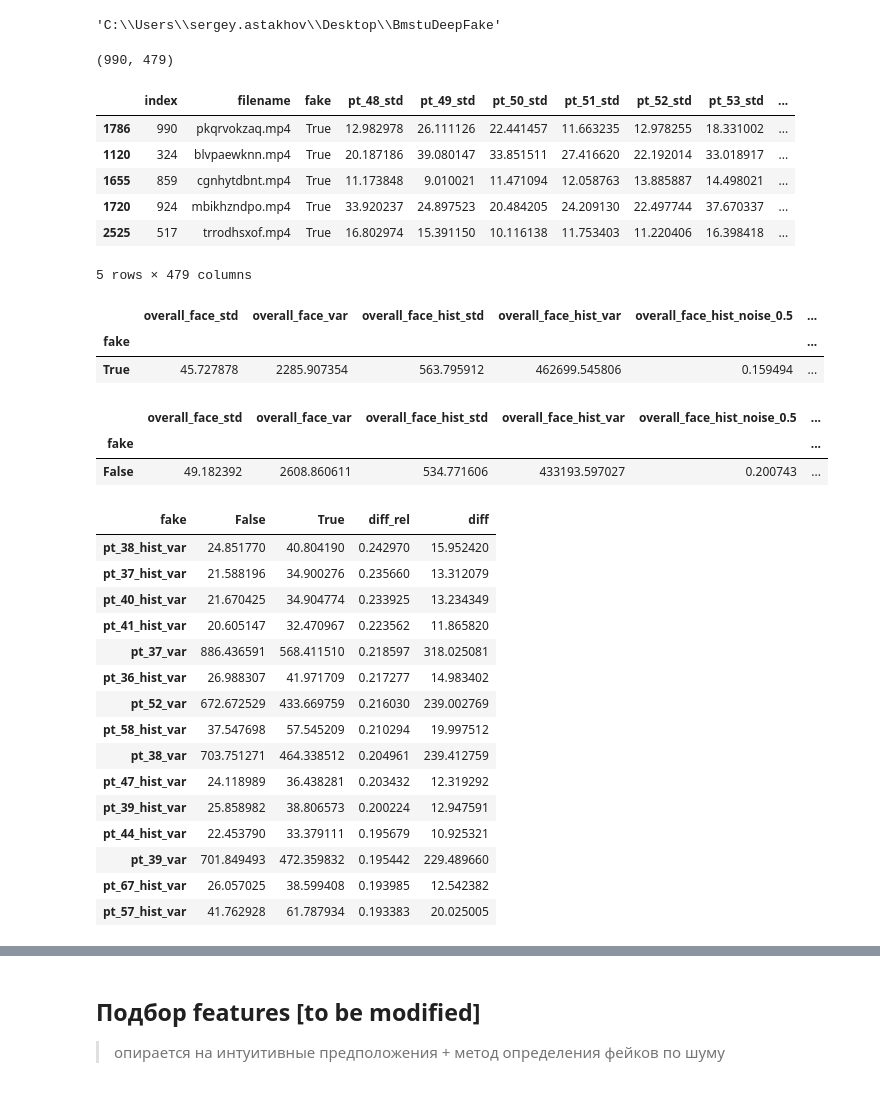
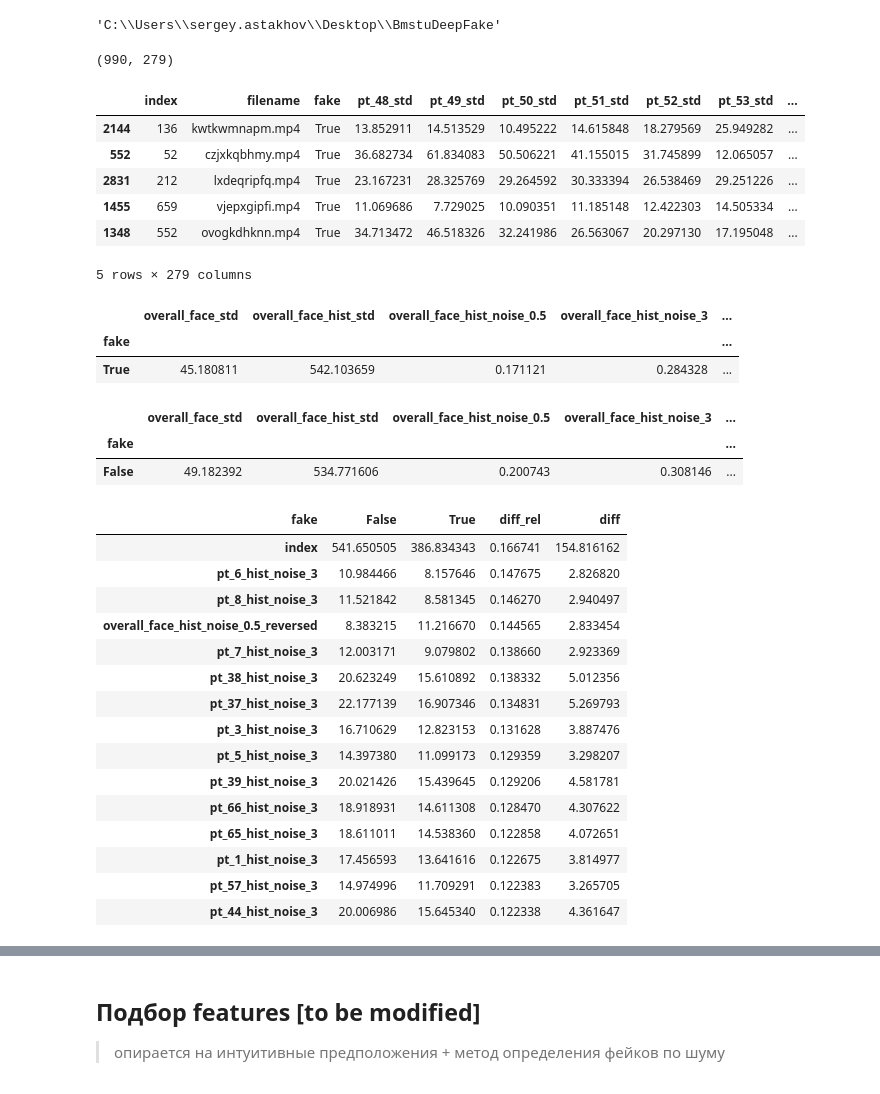
Before and after one commit to Trickster2038/BmstuDeepFake, a Jupyter notebook: notebook2.ipynb, the cells around one changed output, grey strips where cells are left out. Cells and saved outputs as stored; diff of their text form; code cells hidden in the pictures.

Commit message:
face allover normaliztion

```diff
--- a/notebook2.ipynb
+++ b/notebook2.ipynb
@@ -19,26 +19,38 @@ os.getcwd()
 import pandas as pd
 import numpy as np
 # %%
-df = pd.read_json("../dfdc_dataframes/df_total_0_4_compact.json")
+df = pd.read_json("../dfdc_dataframes/df_total_0_4_compact_old.json")
 # %%
 # Балансировка классов 1:1
+# Инверсные метрики для полиномов
 
+# df = df.drop(columns=['index','face_size_px'])
 df = pd.concat([
     df[df.fake==True].sample(
         int(df[df.fake==False].shape[0]*1)),
     df[df.fake==False]
 ])
+
+face = df.filter(like='face', axis=1).copy()
+
+for col in face:
+    name = str(col) + '_reversed'
+    df[name] = face[str(col)].map(lambda x: 1.0 / x)
+
+df = df.filter(regex='^(.(?!(var)))*$', axis=1).filter(regex='^(.(?!(noise_1)))*$', axis=1)
+
 print(df.shape)
+# df = df.reset_index()
 df.head()
 # %% [output]
-(990, 479)
+(990, 279)
 |  | index | filename | fake | pt_48_std | pt_49_std | pt_50_std | pt_51_std | pt_52_std | pt_53_std | ... |
-| 1786 | 990 | pkqrvokzaq.mp4 | True | 12.982978 | 26.111126 | 22.441457 | 11.663235 | 12.978255 | 18.331002 | ... |
-| 1120 | 324 | blvpaewknn.mp4 | True | 20.187186 | 39.080147 | 33.851511 | 27.416620 | 22.192014 | 33.018917 | ... |
-| 1655 | 859 | cgnhytdbnt.mp4 | True | 11.173848 | 9.010021 | 11.471094 | 12.058763 | 13.885887 | 14.498021 | ... |
-| 1720 | 924 | mbikhzndpo.mp4 | True | 33.920237 | 24.897523 | 20.484205 | 24.209130 | 22.497744 | 37.670337 | ... |
-| 2525 | 517 | trrodhsxof.mp4 | True | 16.802974 | 15.391150 | 10.116138 | 11.753403 | 11.220406 | 16.398418 | ... |
+| 2144 | 136 | kwtkwmnapm.mp4 | True | 13.852911 | 14.513529 | 10.495222 | 14.615848 | 18.279569 | 25.949282 | ... |
+| 552 | 52 | czjxkqbhmy.mp4 | True | 36.682734 | 61.834083 | 50.506221 | 41.155015 | 31.745899 | 12.065057 | ... |
+| 2831 | 212 | lxdeqripfq.mp4 | True | 23.167231 | 28.325769 | 29.264592 | 30.333394 | 26.538469 | 29.251226 | ... |
+| 1455 | 659 | vjepxgipfi.mp4 | True | 11.069686 | 7.729025 | 10.090351 | 11.185148 | 12.422303 | 14.505334 | ... |
+| 1348 | 552 | ovogkdhknn.mp4 | True | 34.713472 | 46.518326 | 32.241986 | 26.563067 | 20.297130 | 17.195048 | ... |
-5 rows × 479 columns
+5 rows × 279 columns
 # %%
 # агрегация для фейков
 
@@ -52,9 +64,9 @@ df_fakes_reduced['fake'] = True
 df_fakes_reduced = df_fakes_reduced.set_index('fake')
 df_fakes_reduced.filter(like='face', axis=1)
 # %% [output]
-|  | overall_face_std | overall_face_var | overall_face_hist_std | overall_face_hist_var | overall_face_hist_noise_0.5 | ... |
-| fake |  |  |  |  |  | ... |
-| True | 45.727878 | 2285.907354 | 563.795912 | 462699.545806 | 0.159494 | ... |
+|  | overall_face_std | overall_face_hist_std | overall_face_hist_noise_0.5 | overall_face_hist_noise_3 | ... |
+| fake |  |  |  |  | ... |
+| True | 45.180811 | 542.103659 | 0.171121 | 0.284328 | ... |
 # %%
 # агрегация для реальных фото
 
@@ -68,9 +80,9 @@ df_real_reduced['fake'] = False
 df_real_reduced = df_real_reduced.set_index('fake')
 df_real_reduced.filter(like='face', axis=1)
 # %% [output]
-|  | overall_face_std | overall_face_var | overall_face_hist_std | overall_face_hist_var | overall_face_hist_noise_0.5 | ... |
-| fake |  |  |  |  |  | ... |
-| False | 49.182392 | 2608.860611 | 534.771606 | 433193.597027 | 0.200743 | ... |
+|  | overall_face_std | overall_face_hist_std | overall_face_hist_noise_0.5 | overall_face_hist_noise_3 | ... |
+| fake |  |  |  |  | ... |
+| False | 49.182392 | 534.771606 | 0.200743 | 0.308146 | ... |
 # %%
 # самые ярко-различающиеся по классам нfeatures
 
@@ -82,21 +94,21 @@ df_compare = df_compare.sort_values(by=['diff_rel'], ascending=False)
 df_compare.head(15)
 # %% [output]
 | fake | False | True | diff_rel | diff |
-| pt_38_hist_var | 24.851770 | 40.804190 | 0.242970 | 15.952420 |
-| pt_37_hist_var | 21.588196 | 34.900276 | 0.235660 | 13.312079 |
-| pt_40_hist_var | 21.670425 | 34.904774 | 0.233925 | 13.234349 |
-| pt_41_hist_var | 20.605147 | 32.470967 | 0.223562 | 11.865820 |
-| pt_37_var | 886.436591 | 568.411510 | 0.218597 | 318.025081 |
-| pt_36_hist_var | 26.988307 | 41.971709 | 0.217277 | 14.983402 |
-| pt_52_var | 672.672529 | 433.669759 | 0.216030 | 239.002769 |
-| pt_58_hist_var | 37.547698 | 57.545209 | 0.210294 | 19.997512 |
-| pt_38_var | 703.751271 | 464.338512 | 0.204961 | 239.412759 |
-| pt_47_hist_var | 24.118989 | 36.438281 | 0.203432 | 12.319292 |
-| pt_39_hist_var | 25.858982 | 38.806573 | 0.200224 | 12.947591 |
-| pt_44_hist_var | 22.453790 | 33.379111 | 0.195679 | 10.925321 |
-| pt_39_var | 701.849493 | 472.359832 | 0.195442 | 229.489660 |
-| pt_67_hist_var | 26.057025 | 38.599408 | 0.193985 | 12.542382 |
-| pt_57_hist_var | 41.762928 | 61.787934 | 0.193383 | 20.025005 |
+| index | 541.650505 | 386.834343 | 0.166741 | 154.816162 |
+| pt_6_hist_noise_3 | 10.984466 | 8.157646 | 0.147675 | 2.826820 |
+| pt_8_hist_noise_3 | 11.521842 | 8.581345 | 0.146270 | 2.940497 |
+| overall_face_hist_noise_0.5_reversed | 8.383215 | 11.216670 | 0.144565 | 2.833454 |
+| pt_7_hist_noise_3 | 12.003171 | 9.079802 | 0.138660 | 2.923369 |
+| pt_38_hist_noise_3 | 20.623249 | 15.610892 | 0.138332 | 5.012356 |
+| pt_37_hist_noise_3 | 22.177139 | 16.907346 | 0.134831 | 5.269793 |
+| pt_3_hist_noise_3 | 16.710629 | 12.823153 | 0.131628 | 3.887476 |
+| pt_5_hist_noise_3 | 14.397380 | 11.099173 | 0.129359 | 3.298207 |
+| pt_39_hist_noise_3 | 20.021426 | 15.439645 | 0.129206 | 4.581781 |
+| pt_66_hist_noise_3 | 18.918931 | 14.611308 | 0.128470 | 4.307622 |
+| pt_65_hist_noise_3 | 18.611011 | 14.538360 | 0.122858 | 4.072651 |
+| pt_1_hist_noise_3 | 17.456593 | 13.641616 | 0.122675 | 3.814977 |
+| pt_57_hist_noise_3 | 14.974996 | 11.709291 | 0.122383 | 3.265705 |
+| pt_44_hist_noise_3 | 20.006986 | 15.645340 | 0.122338 | 4.361647 |
 # %%
 # самые стабильные features
 
```
Also changed, not shown: parts of 26 cells of this notebook, 2 other files.
